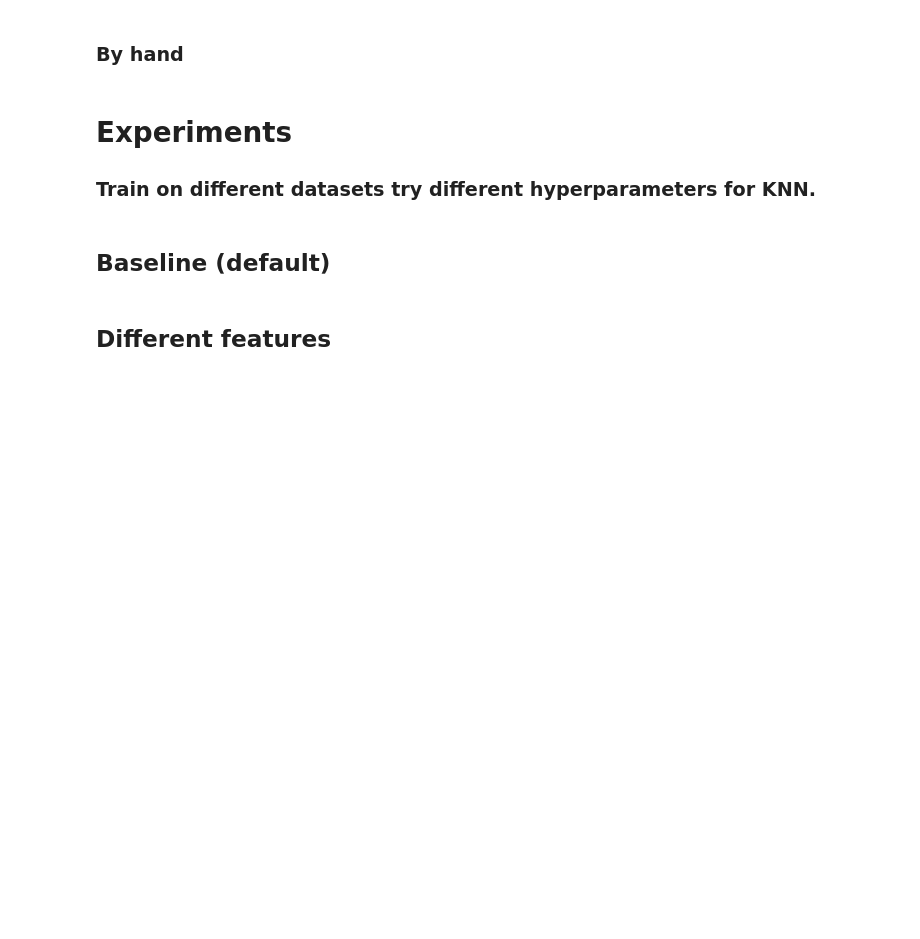
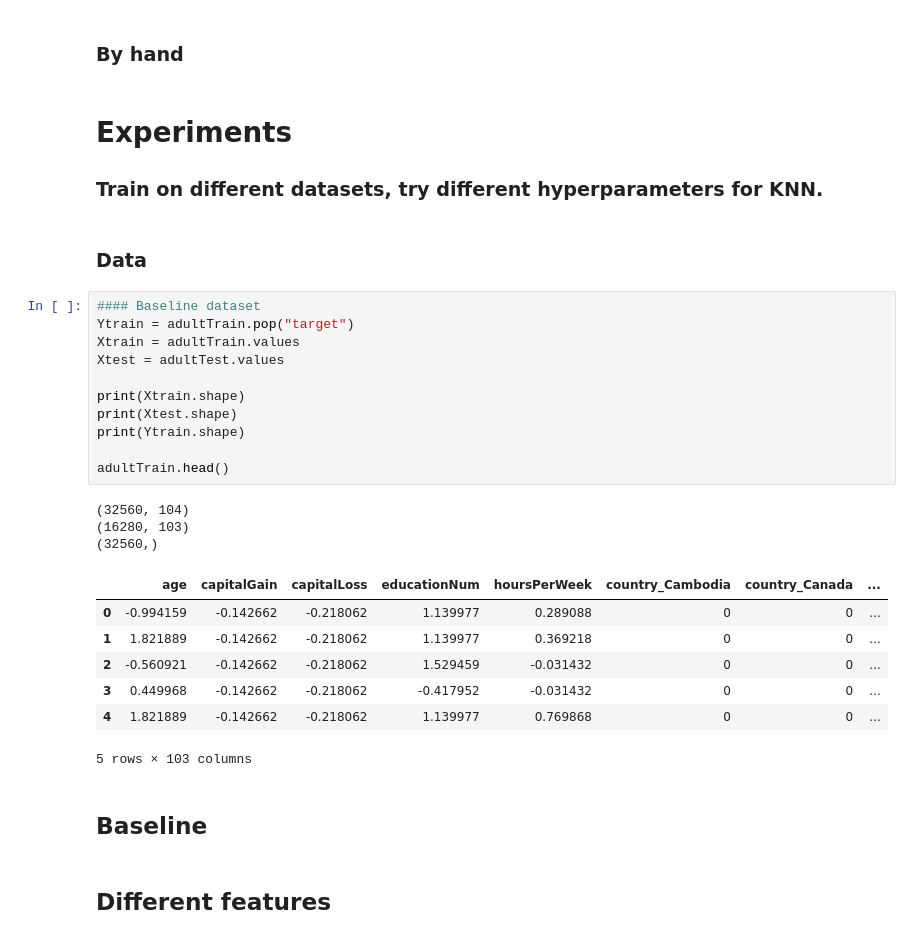
Before and after one commit to BrunoScaglione/kaggle-adult-competition, a Jupyter notebook: adultKnn.ipynb, the cells around one changed output. Drawn from its saved outputs; the diff is of its cells as text; blank space fills up the shorter version.

Commit message:
checkpoint: starting baseline

```diff
--- a/adultKnn.ipynb
+++ b/adultKnn.ipynb
@@ -563,9 +683,33 @@ adultTrain.head(10)
 ### By hand
 # %% [markdown]
 # Experiments
-### Train on different datasets try different hyperparameters for KNN.
+### Train on different datasets, try different hyperparameters for KNN.
+# %% [markdown]
+### Data
+# %%
+#### Baseline dataset
+Ytrain = adultTrain.pop("target")
+Xtrain = adultTrain.values
+Xtest = adultTest.values
+
+print(Xtrain.shape)
+print(Xtest.shape)
+print(Ytrain.shape)
+
+adultTrain.head()
+# %% [output]
+(32560, 104)
+(16280, 103)
+(32560,)
+|  | age | capitalGain | capitalLoss | educationNum | hoursPerWeek | country_Cambodia | country_Canada | ... |
+| 0 | -0.994159 | -0.142662 | -0.218062 | 1.139977 | 0.289088 | 0 | 0 | ... |
+| 1 | 1.821889 | -0.142662 | -0.218062 | 1.139977 | 0.369218 | 0 | 0 | ... |
+| 2 | -0.560921 | -0.142662 | -0.218062 | 1.529459 | -0.031432 | 0 | 0 | ... |
+| 3 | 0.449968 | -0.142662 | -0.218062 | -0.417952 | -0.031432 | 0 | 0 | ... |
+| 4 | 1.821889 | -0.142662 | -0.218062 | 1.139977 | 0.769868 | 0 | 0 | ... |
+5 rows × 103 columns
 # %% [markdown]
-## Baseline (default)
+## Baseline
 # %% [markdown]
 ## Different features
 # %% [markdown]
```
Also changed, not shown: parts of 36 cells of this notebook, 1 other file.
